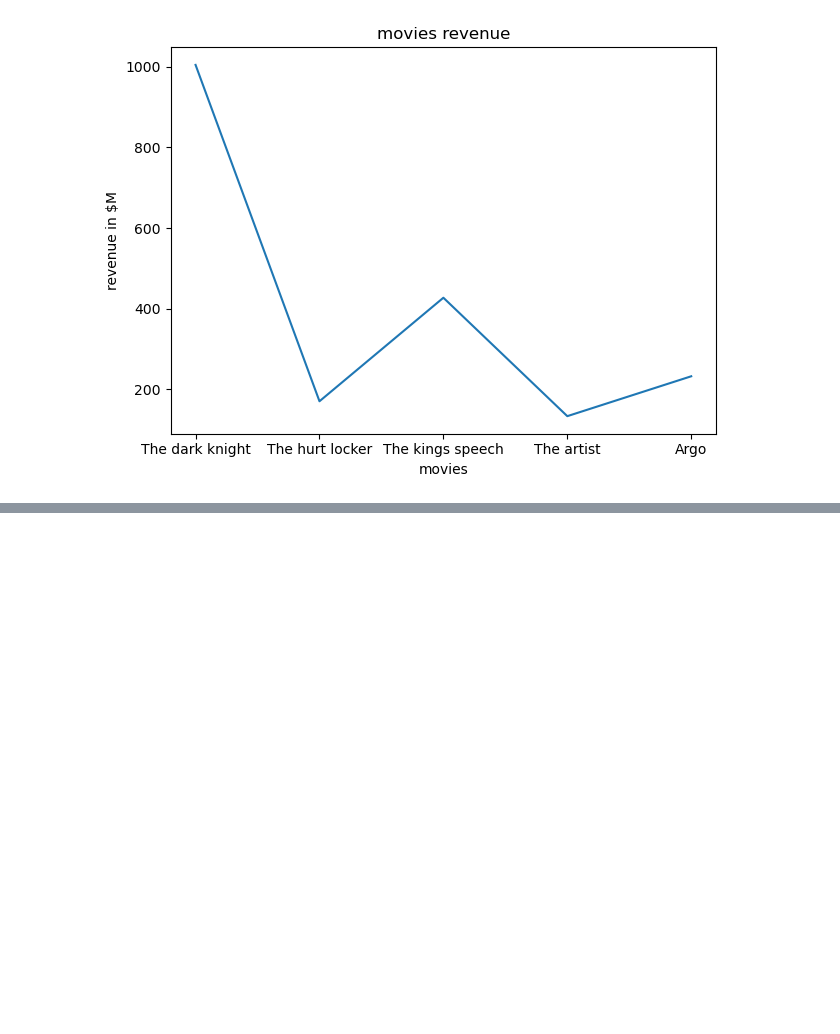
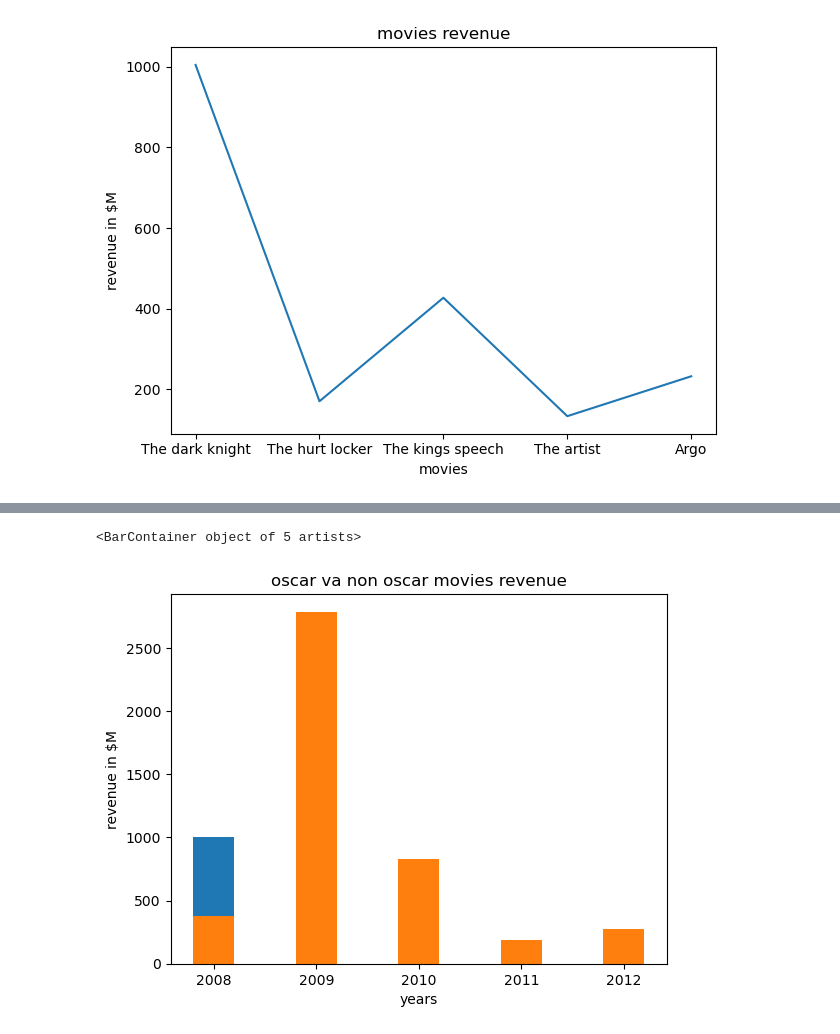
Before and after one commit to Sravankumarboini/AIML, a Jupyter notebook: DataVisualization/matplotlib.ipynb, the cells around one changed output, grey strips where cells are left out. Drawn from its saved outputs; the diff is of its cells as text; code cells hidden in the pictures; blank space fills up the shorter version.

```diff
--- a/DataVisualization/matplotlib.ipynb
+++ b/DataVisualization/matplotlib.ipynb
@@ -88,0 +105,15 @@ plt.tight_layout()
+# %%
+#oscar vs non oscar movies
+import numpy as np
+
+width= 0.4
+x = np.arange(len(years))
+
+plt.title("oscar va non oscar movies revenue")
+plt.xlabel("years")
+plt.ylabel("revenue in $M")
+plt.bar(x-width/2, oscar_revenue, width, label="oscar movies")
+plt.bar(years, non_oscar_revenue, width, label="non oscar movies")
+# %% [output]
+<BarContainer object of 5 artists>
+[figure, added]
```
Also changed, not shown: parts of 1 cell of this notebook.
